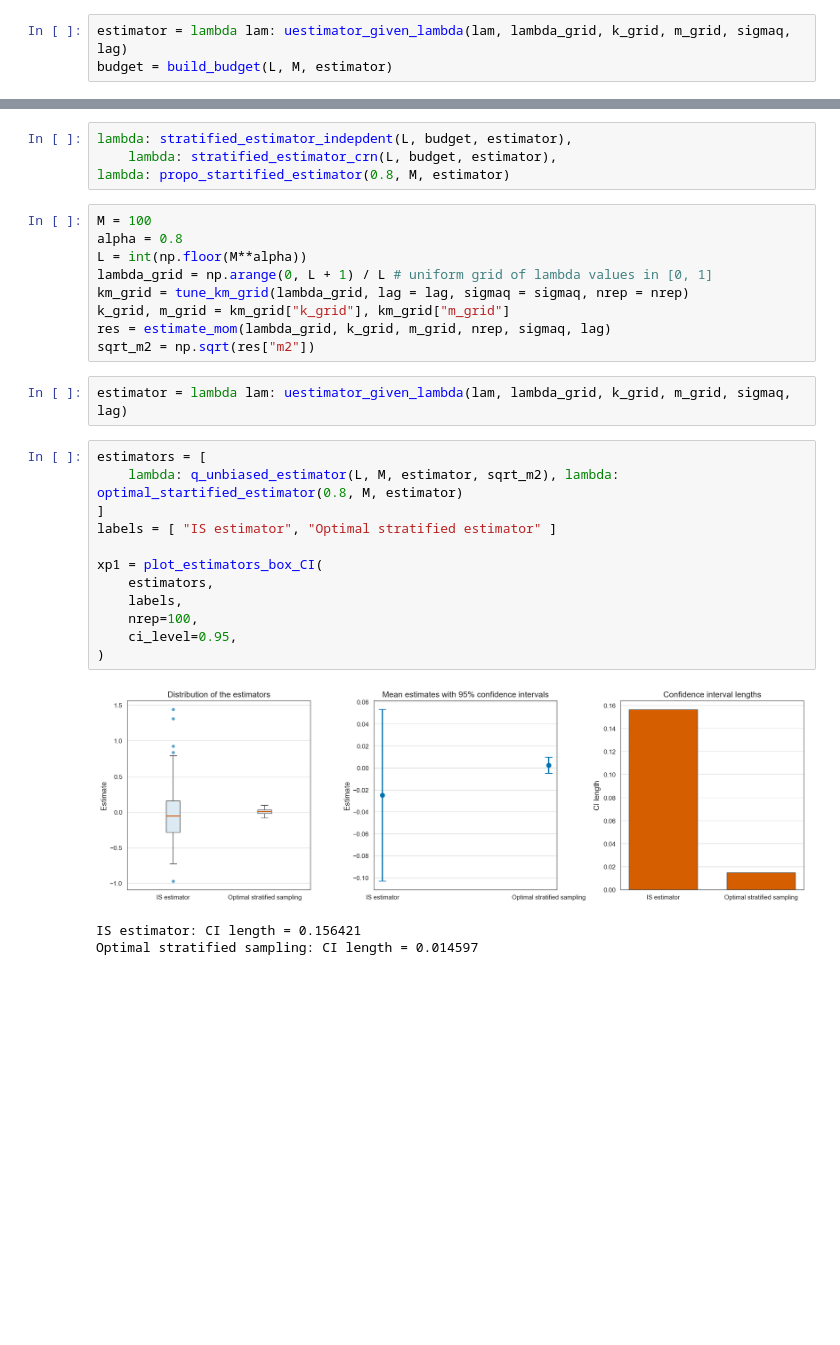
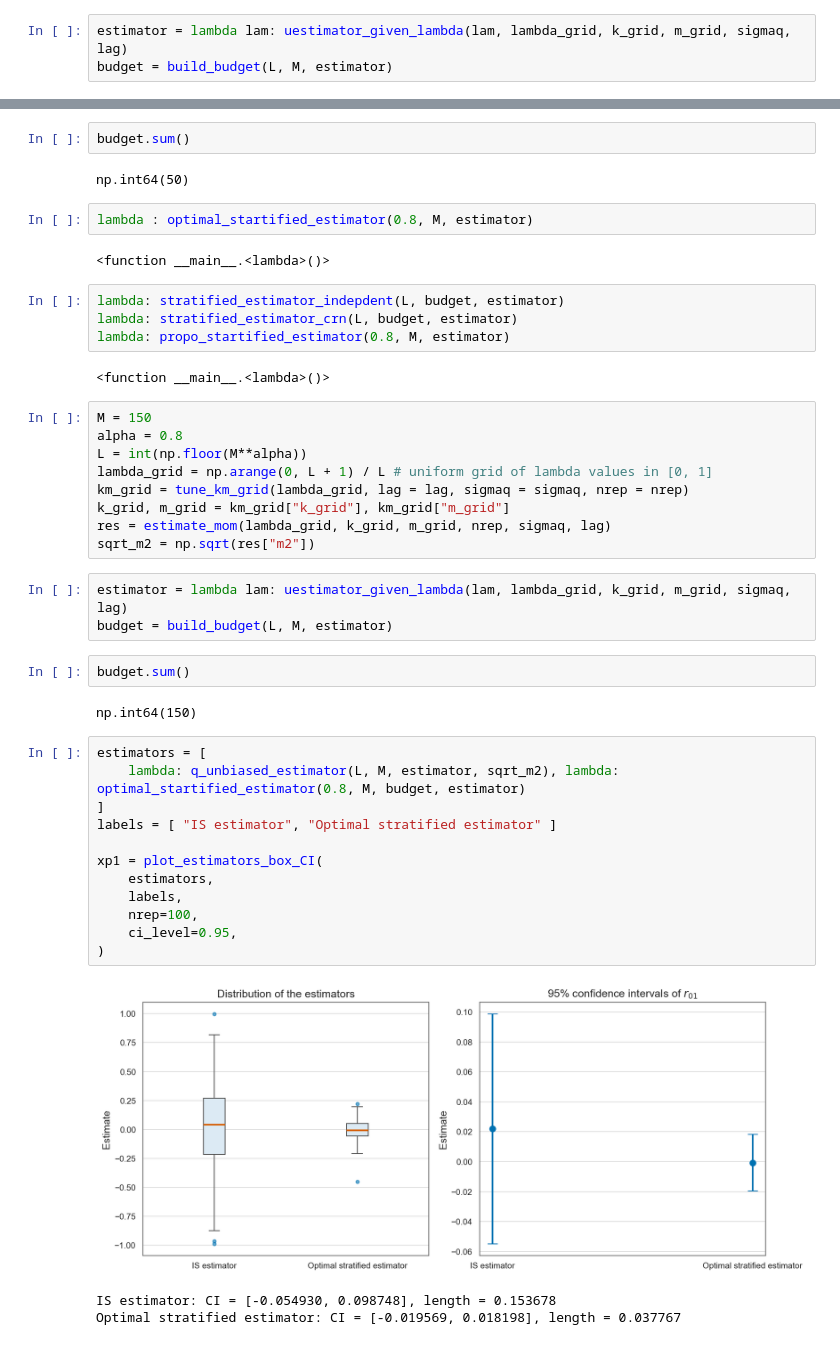
Before and after one commit to MohamedKeteb/constantpathsampling, a Jupyter notebook: normal_exp.ipynb, the cells around one changed output, grey strips where cells are left out. Drawn from its saved outputs; the diff is of its cells as text; blank space fills up the shorter version.

```diff
--- a/normal_exp.ipynb
+++ b/normal_exp.ipynb
@@ -75,9 +76,19 @@ ValueError: estimators and labels must have the same length.
+# %%
+budget.sum()
+# %% [output]
+np.int64(50)
+# %%
+lambda : optimal_startified_estimator(0.8, M, estimator)
+# %% [output]
+<function __main__.<lambda>()>
 # %%
-lambda: stratified_estimator_indepdent(L, budget, estimator),
-    lambda: stratified_estimator_crn(L, budget, estimator),
+lambda: stratified_estimator_indepdent(L, budget, estimator)
+lambda: stratified_estimator_crn(L, budget, estimator)
 lambda: propo_startified_estimator(0.8, M, estimator)
+# %% [output]
+<function __main__.<lambda>()>
 # %%
-M = 100
+M = 150
 alpha = 0.8
 L = int(np.floor(M**alpha))
 lambda_grid = np.arange(0, L + 1) / L # uniform grid of lambda values in [0, 1]
@@ -87,19 +98,24 @@ res = estimate_mom(lambda_grid, k_grid, m_grid, nrep, sigmaq, lag)
 sqrt_m2 = np.sqrt(res["m2"])
 # %%
 estimator = lambda lam: uestimator_given_lambda(lam, lambda_grid, k_grid, m_grid, sigmaq, lag)
+budget = build_budget(L, M, estimator)
+# %%
+budget.sum()
+# %% [output]
+np.int64(150)
 # %%
 estimators = [
-    lambda: q_unbiased_estimator(L, M, estimator, sqrt_m2), lambda: optimal_startified_estimator(0.8, M, estimator)
+    lambda: q_unbiased_estimator(L, M, estimator, sqrt_m2), lambda: optimal_startified_estimator(0.8, M, budget, estimator)
 ]
 labels = [ "IS estimator", "Optimal stratified estimator" ]
 
 xp1 = plot_estimators_box_CI(
     estimators,
     labels,
     nrep=100,
     ci_level=0.95,
 )
 # %% [output]
-[figure, old version]
+[figure, new version]
-IS estimator: CI length = 0.156421
-Optimal stratified sampling: CI length = 0.014597
+IS estimator: CI = [-0.054930, 0.098748], length = 0.153678
+Optimal stratified estimator: CI = [-0.019569, 0.018198], length = 0.037767
```
Also changed, not shown: parts of 4 cells of this notebook.
